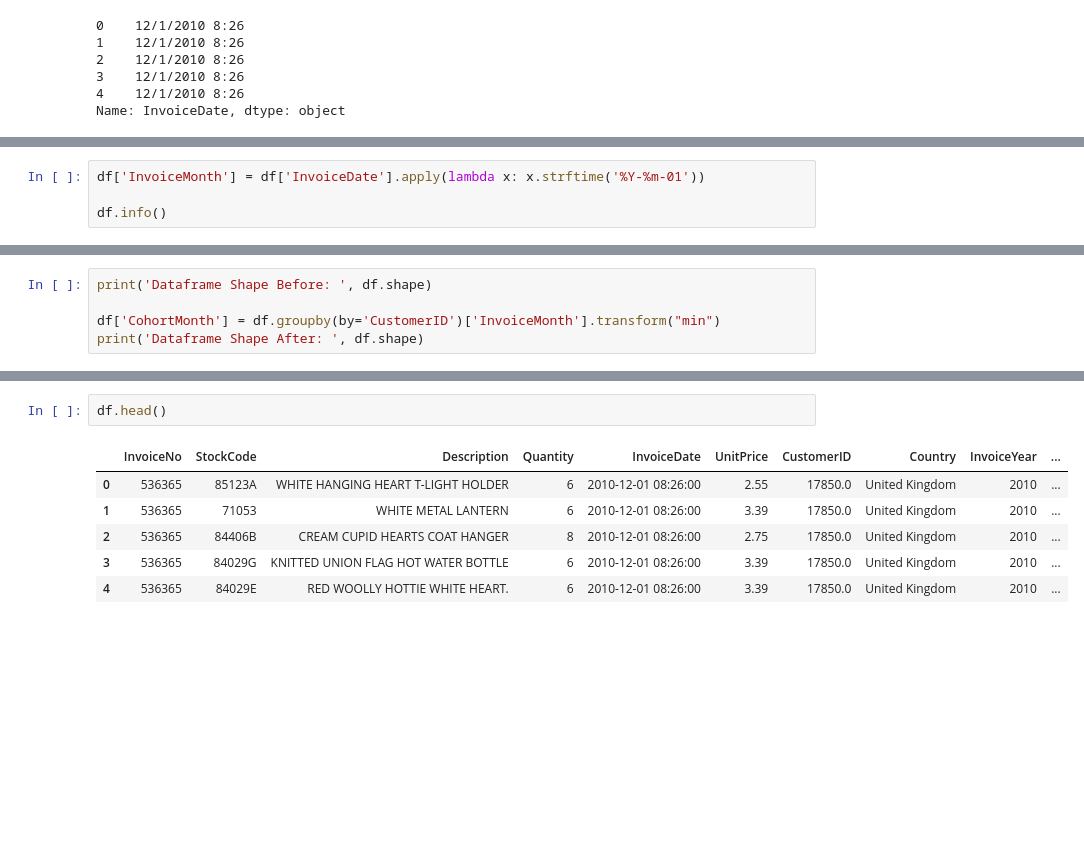
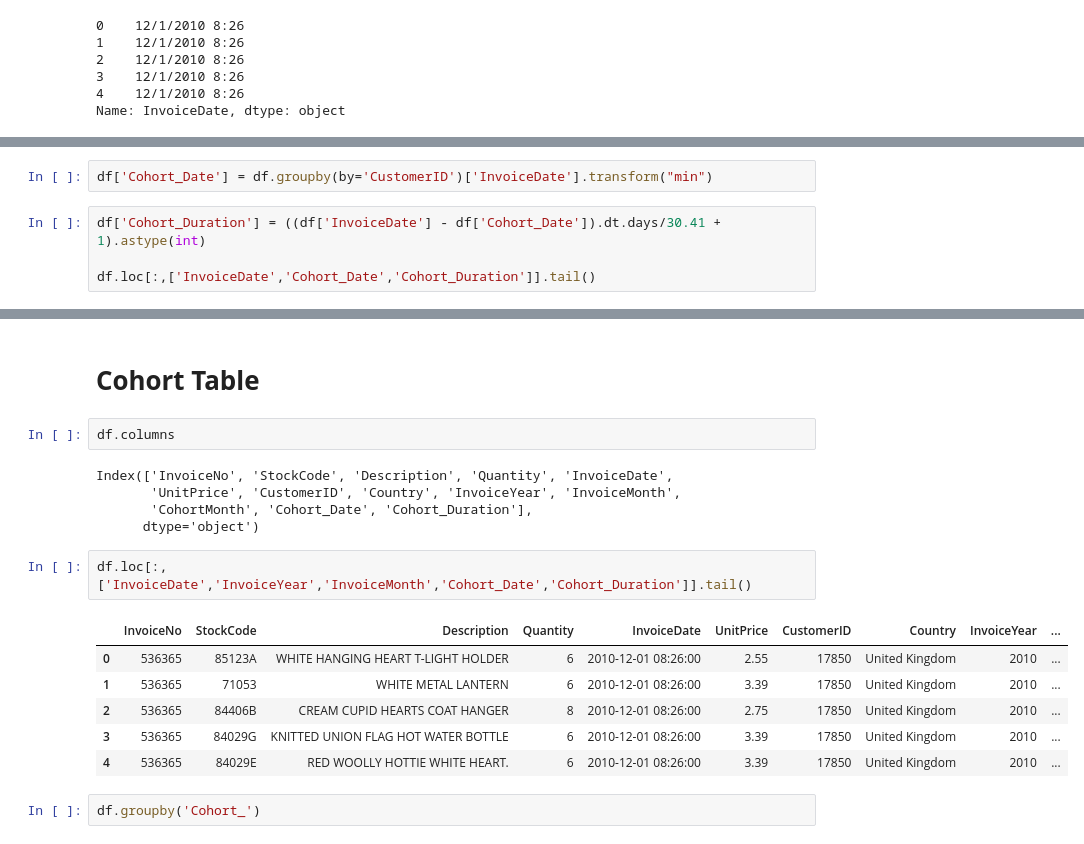
Before and after one commit to akshayyewle/Marketing-Analytics, a Jupyter notebook: 09 Cohort Analysis With Python/Python Notebook.ipynb, the cells around one changed output, grey strips where cells are left out. Cells and saved outputs as stored; diff of their text form; blank space fills up the shorter version.

```diff
--- a/09 Cohort Analysis With Python/Python Notebook.ipynb
+++ b/09 Cohort Analysis With Python/Python Notebook.ipynb
@@ -253,4 +245,0 @@ memory usage: 29.5+ MB
-# %%
-df['InvoiceMonth'] = df['InvoiceDate'].apply(lambda x: x.strftime('%Y-%m-01'))
-
-df.info()
@@ -286,7 +277,2 @@ Name: InvoiceMonth, dtype: object
 
 * Cohort Month = Customer Acquisition Month
-# %%
-print('Dataframe Shape Before: ', df.shape)
-
-df['CohortMonth'] = df.groupby(by='CustomerID')['InvoiceMonth'].transform("min")
-print('Dataframe Shape After: ', df.shape)
@@ -295,0 +279,6 @@ Dataframe Shape After:  (406829, 11)
+# %%
+df['Cohort_Date'] = df.groupby(by='CustomerID')['InvoiceDate'].transform("min")
+# %%
+df['Cohort_Duration'] = ((df['InvoiceDate'] - df['Cohort_Date']).dt.days/30.41 + 1).astype(int)
+
+df.loc[:,['InvoiceDate','Cohort_Date','Cohort_Duration']].tail()
@@ -296,9 +292,20 @@ Dataframe Shape After:  (406829, 11)
+# %% [markdown]
+# **Cohort Table**
 # %%
-df.head()
+df.columns
 # %% [output]
-|  | InvoiceNo | StockCode | Description | Quantity | InvoiceDate | UnitPrice | CustomerID | Country | InvoiceYear | ... |
-| 0 | 536365 | 85123A | WHITE HANGING HEART T-LIGHT HOLDER | 6 | 2010-12-01 08:26:00 | 2.55 | 17850.0 | United Kingdom | 2010 | ... |
-| 1 | 536365 | 71053 | WHITE METAL LANTERN | 6 | 2010-12-01 08:26:00 | 3.39 | 17850.0 | United Kingdom | 2010 | ... |
-| 2 | 536365 | 84406B | CREAM CUPID HEARTS COAT HANGER | 8 | 2010-12-01 08:26:00 | 2.75 | 17850.0 | United Kingdom | 2010 | ... |
-| 3 | 536365 | 84029G | KNITTED UNION FLAG HOT WATER BOTTLE | 6 | 2010-12-01 08:26:00 | 3.39 | 17850.0 | United Kingdom | 2010 | ... |
-| 4 | 536365 | 84029E | RED WOOLLY HOTTIE WHITE HEART. | 6 | 2010-12-01 08:26:00 | 3.39 | 17850.0 | United Kingdom | 2010 | ... |
+Index(['InvoiceNo', 'StockCode', 'Description', 'Quantity', 'InvoiceDate',
+       'UnitPrice', 'CustomerID', 'Country', 'InvoiceYear', 'InvoiceMonth',
+       'CohortMonth', 'Cohort_Date', 'Cohort_Duration'],
+      dtype='object')
+# %%
+df.loc[:,['InvoiceDate','InvoiceYear','InvoiceMonth','Cohort_Date','Cohort_Duration']].tail()
+# %% [output]
+|  | InvoiceNo | StockCode | Description | Quantity | InvoiceDate | UnitPrice | CustomerID | Country | InvoiceYear | ... |
+| 0 | 536365 | 85123A | WHITE HANGING HEART T-LIGHT HOLDER | 6 | 2010-12-01 08:26:00 | 2.55 | 17850 | United Kingdom | 2010 | ... |
+| 1 | 536365 | 71053 | WHITE METAL LANTERN | 6 | 2010-12-01 08:26:00 | 3.39 | 17850 | United Kingdom | 2010 | ... |
+| 2 | 536365 | 84406B | CREAM CUPID HEARTS COAT HANGER | 8 | 2010-12-01 08:26:00 | 2.75 | 17850 | United Kingdom | 2010 | ... |
+| 3 | 536365 | 84029G | KNITTED UNION FLAG HOT WATER BOTTLE | 6 | 2010-12-01 08:26:00 | 3.39 | 17850 | United Kingdom | 2010 | ... |
+| 4 | 536365 | 84029E | RED WOOLLY HOTTIE WHITE HEART. | 6 | 2010-12-01 08:26:00 | 3.39 | 17850 | United Kingdom | 2010 | ... |
+# %%
+df.groupby('Cohort_')
```
Also changed, not shown: parts of 13 cells of this notebook.
